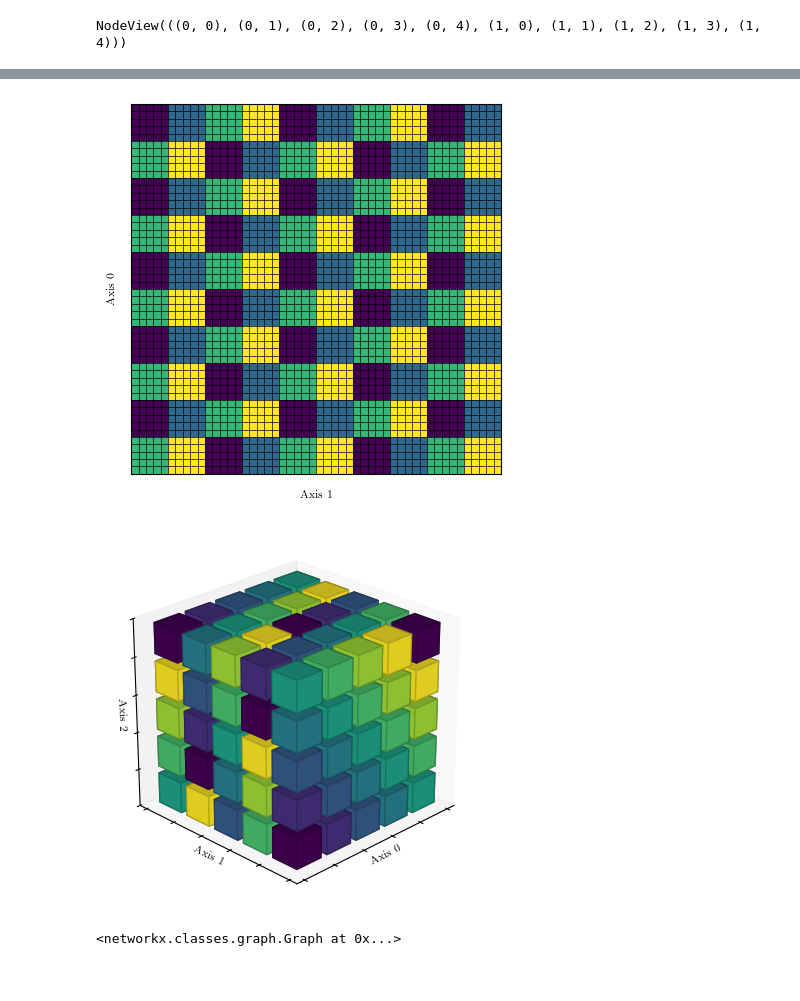
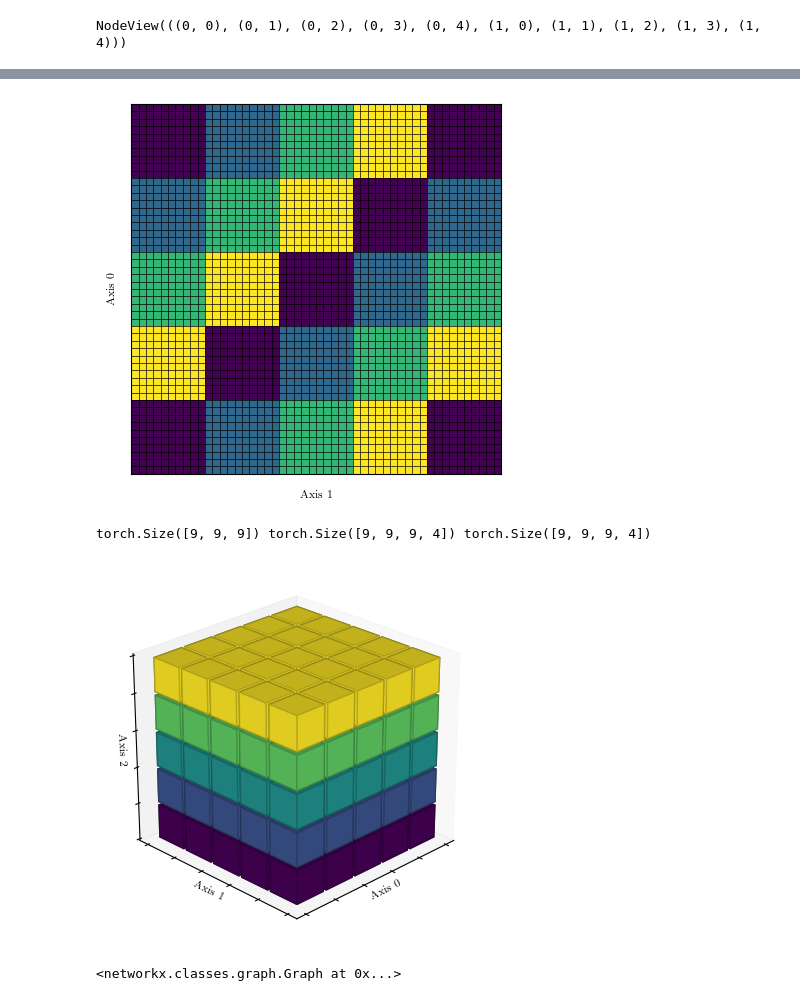
Before and after one commit to Helmholtz-AI-Energy/tensorcraft, a Jupyter notebook: notebooks/viz_basics.ipynb, the cells around one changed output, grey strips where cells are left out. Cells and saved outputs as stored; diff of their text form; code cells hidden in the pictures.

```diff
--- a/notebooks/viz_basics.ipynb
+++ b/notebooks/viz_basics.ipynb
@@ -94,17 +90,19 @@ tc.viz.draw_2d_tensor(fig.add_subplot(111), tensor)
 # %%
 fig = plt.figure()
-d = tc.dist.TileDist(4, 5)
-tensor = tc.Tensor((50, 50), dist=d)
-tc.viz.draw_2d_tensor(fig.add_subplot(111), tensor)
+mesh = (2,2)
+d = tc.dist.TileDist(mesh, 10)
+tensor = torch.Size((50, 50))
+tc.viz.draw_2d_tensor(fig.add_subplot(111), tensor, d)
 # %% [output]
-[figure, old version]
+[figure, new version]
 # %%
 fig = plt.figure()
-dist = tc.dist.TileDist(8, 1)
-# dist = SlabDist(5, 0)
-tensor = tc.Tensor((5, 5, 5), dist=dist)
-tc.viz.draw_3d_tensor(fig.add_subplot(111, projection="3d"), tensor)
+# dist = tc.dist.TileDist(8, 1)
+dist = tc.dist.SlabDist(5, 2)
+shape = torch.Size((5, 5, 5))
+tc.viz.draw_3d_tensor(fig.add_subplot(111, projection="3d"), shape, dist)
 # %% [output]
+torch.Size([9, 9, 9]) torch.Size([9, 9, 9, 4]) torch.Size([9, 9, 9, 4])
-[figure, old version]
+[figure, new version]
 # %%
 import networkx as nx
```
Also changed, not shown: parts of 7 cells of this notebook, 8 other files.
